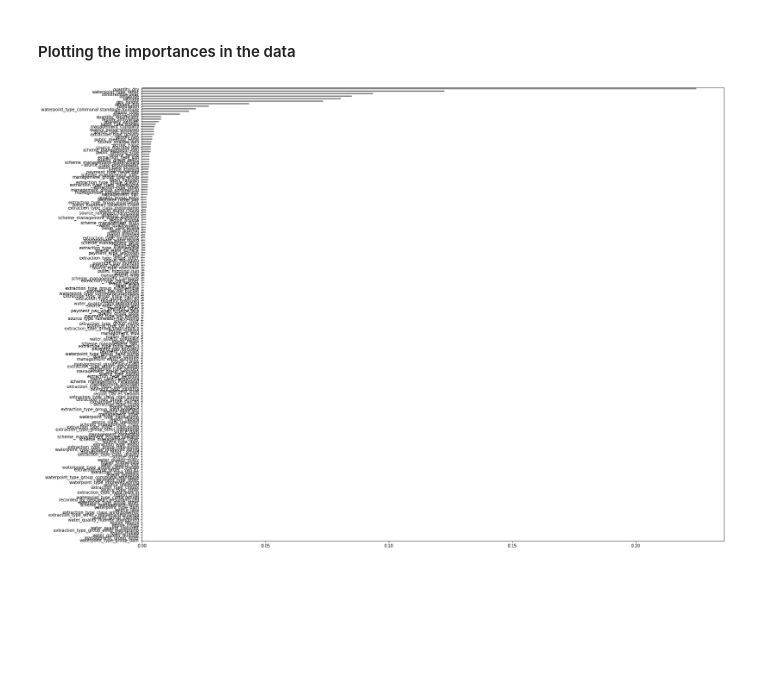
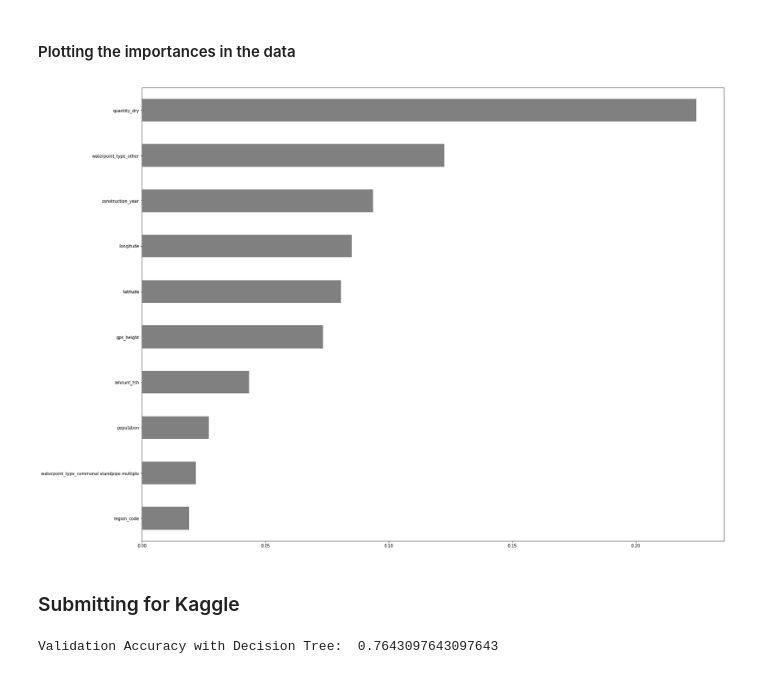
Before and after one commit to bloominstituteoftechnology/DS-Unit-2-Kaggle-Challenge, a Jupyter notebook: module1/assignment_kaggle_challenge_1.ipynb, the cells around one changed output. Drawn from its saved outputs; the diff is of its cells as text; code cells hidden in the pictures; blank space fills up the shorter version.

Commit message:
Finished assignment with Kaggle submission

```diff
--- a/module1/assignment_kaggle_challenge_1.ipynb
+++ b/module1/assignment_kaggle_challenge_1.ipynb
@@ -355,14 +372,16 @@ It seems like SimpleImputer will be working just fine in this case
 # %%
 model= decision_tree.named_steps['decisiontreeclassifier']
 encoder = decision_tree.named_steps['onehotencoder']
 encoded_columns = encoder.transform(X_train).columns
 importances = pd.Series(model.feature_importances_, encoded_columns)
 
 # plotting
 plt.figure(figsize=(25,20))
-importances = importances.sort_values()
+importances = importances.sort_values()[-10:]
 # trying to show the top 10 values
 importances.plot.barh(color='grey')
 plt.show()
 # %% [output]
-[figure, old version]
+[figure, new version]
+# %% [markdown]
+### Submitting for Kaggle
@@ -368,0 +394,18 @@ plt.show()
+# %%
+from sklearn.experimental import enable_iterative_imputer
+from sklearn.impute import IterativeImputer
+
+decision_tree = make_pipeline(
+    ce.OneHotEncoder(use_cat_names=True),
+    IterativeImputer(max_iter=10, random_state=42),
+    StandardScaler(),
+    DecisionTreeClassifier(max_depth=15, random_state=42)
+)
+
+decision_tree.fit(X_train, y_train)
+print('Validation Accuracy with Decision Tree: ',
+      decision_tree.score(X_val, y_val))
+
+y_pred = decision_tree.predict(X_test)
+# %% [output]
+Validation Accuracy with Decision Tree:  0.7643097643097643
```
Also changed, not shown: parts of 6 cells of this notebook.
